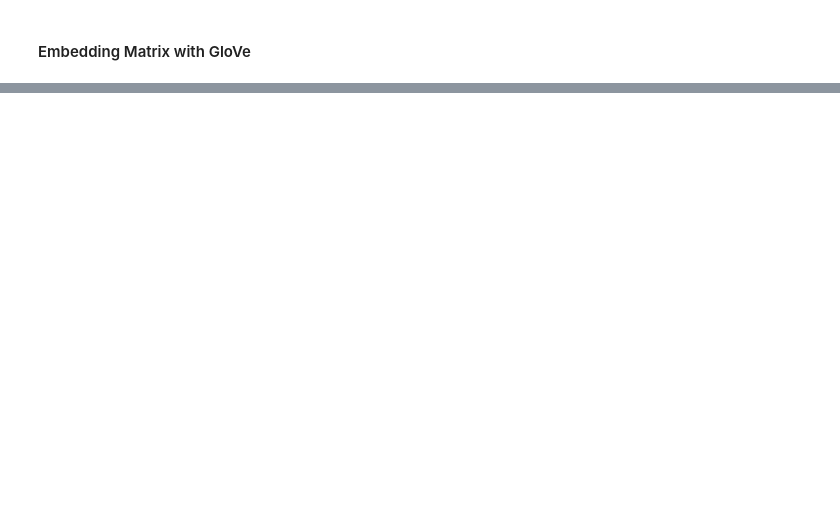
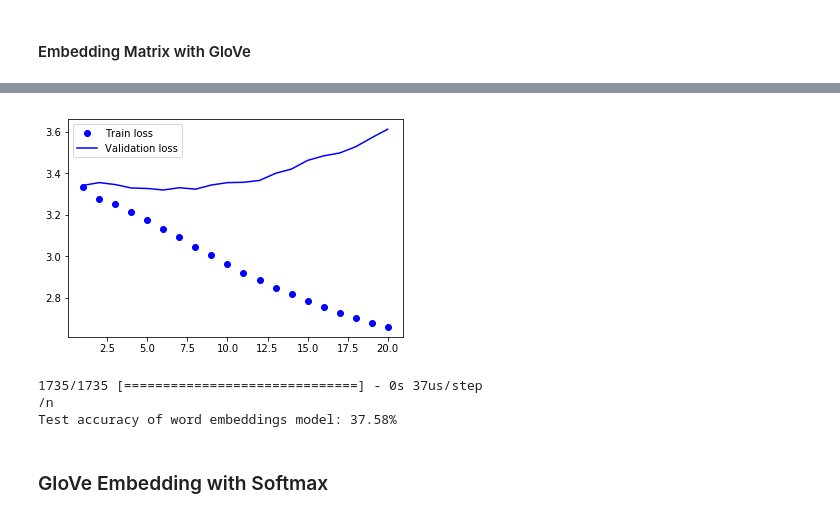
Before and after one commit to pavan1011/twitter_persona, a Jupyter notebook: Twitter_Persona_GloVe.ipynb, the cells around one changed output, grey strips where cells are left out. Cells and saved outputs as stored; diff of their text form; code cells hidden in the pictures; blank space fills up the shorter version.

```diff
--- a/Twitter_Persona_GloVe.ipynb
+++ b/Twitter_Persona_GloVe.ipynb
@@ -314,0 +515,14 @@ NameError: name 'tokenizer' is not defined
+# %%
+eval_metric(emb_history, 'loss')
+# %% [output]
+[figure, added]
+# %%
+emb_results = test_model(emb_model, X_train_seq_trunc, y_train, X_test_seq_trunc, y_test, 20)
+print('/n')
+print('Test accuracy of word embeddings model: {0:.2f}%'.format(emb_results[1]*100))
+# %% [output]
+1735/1735 [==============================] - 0s 37us/step
+/n
+Test accuracy of word embeddings model: 37.58%
+# %% [markdown]
+### GloVe Embedding with Softmax
```
Also changed, not shown: parts of 35 cells of this notebook.
